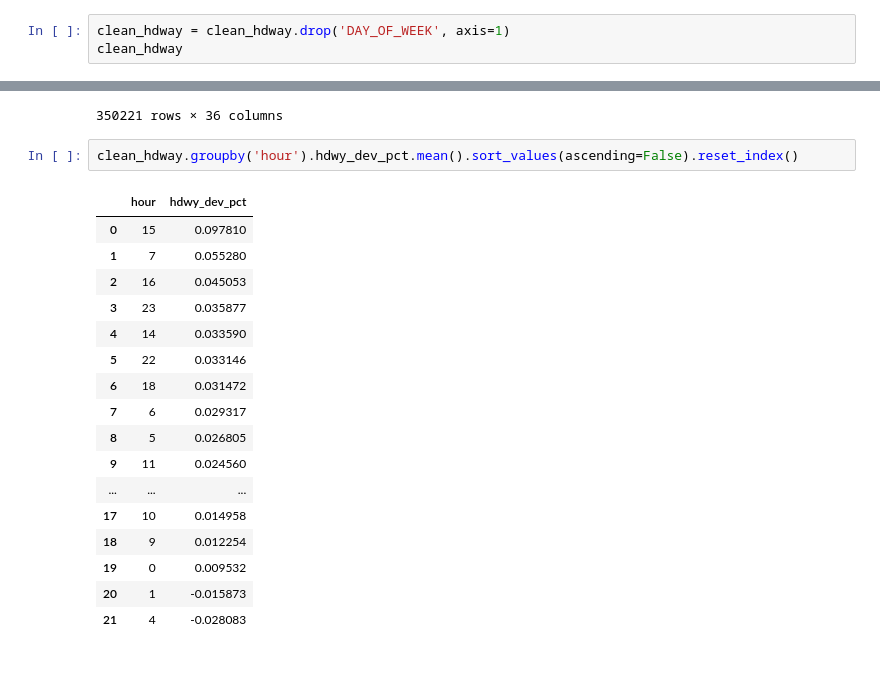
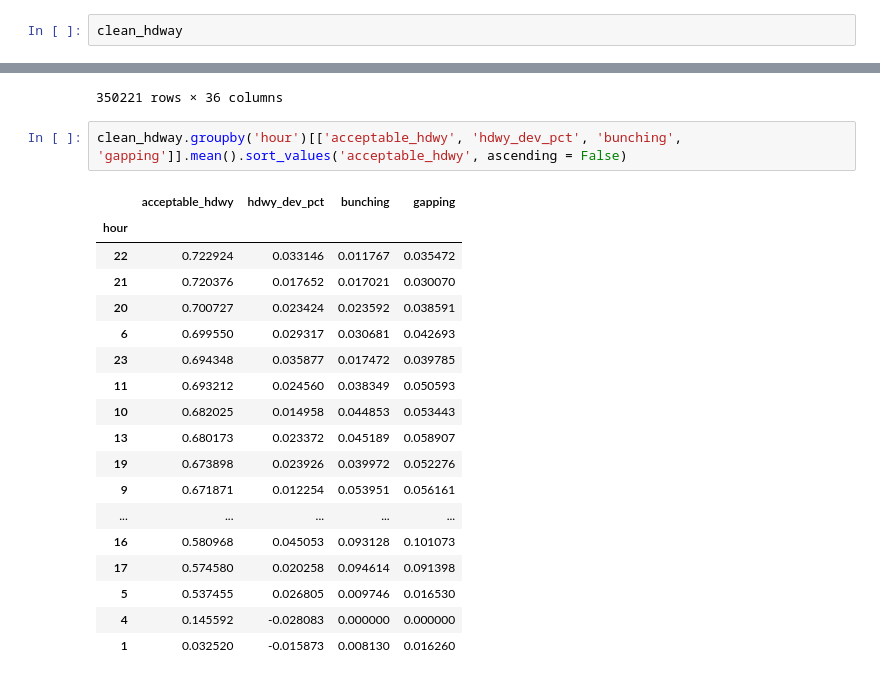
Before and after one commit to NSS-Data-Analytics-Cohort-11/wego-the-great-khans, a Jupyter notebook: notebooks/WeGo exploration.ipynb, the cells around one changed output, grey strips where cells are left out. Cells and saved outputs as stored; diff of their text form.

```diff
--- a/notebooks/WeGo exploration.ipynb
+++ b/notebooks/WeGo exploration.ipynb
@@ -721,7 +592,6 @@ Try using .loc[row_indexer,col_indexer] = value instead
 See the caveats in the documentation: https://pandas.pydata.org/pandas-docs/stable/user_guide/indexing.html#returning-a-view-versus-a-copy
   clean_hdway['day_name'] = clean_hdway['SCHEDULED_TIME'].dt.day_name()
 # %%
-clean_hdway = clean_hdway.drop('DAY_OF_WEEK', axis=1)
 clean_hdway
 # %% [output]
 |  | CALENDAR_ID | SERVICE_ABBR | ADHERENCE_ID | DATE | ROUTE_ABBR | BLOCK_ABBR | OPERATOR | TRIP_ID | ... |
@@ -800,22 +654,23 @@ See the caveats in the documentation: https://pandas.pydata.org/pandas-docs/stab
 | 350328 | 120230930 | 2 | 100406614 | 2023-09-30 | 7 | 702 | 2312 | 353449 | ... |
 350221 rows × 36 columns
 # %%
-clean_hdway.groupby('hour').hdwy_dev_pct.mean().sort_values(ascending=False).reset_index()
+clean_hdway.groupby('hour')[['acceptable_hdwy', 'hdwy_dev_pct', 'bunching', 'gapping']].mean().sort_values('acceptable_hdwy', ascending = False)
 # %% [output]
-|  | hour | hdwy_dev_pct |
-| 0 | 15 | 0.097810 |
-| 1 | 7 | 0.055280 |
-| 2 | 16 | 0.045053 |
-| 3 | 23 | 0.035877 |
-| 4 | 14 | 0.033590 |
-| 5 | 22 | 0.033146 |
-| 6 | 18 | 0.031472 |
-| 7 | 6 | 0.029317 |
-| 8 | 5 | 0.026805 |
-| 9 | 11 | 0.024560 |
-| ... | ... | ... |
-| 17 | 10 | 0.014958 |
-| 18 | 9 | 0.012254 |
-| 19 | 0 | 0.009532 |
-| 20 | 1 | -0.015873 |
-| 21 | 4 | -0.028083 |
+|  | acceptable_hdwy | hdwy_dev_pct | bunching | gapping |
+| hour |  |  |  |  |
+| 22 | 0.722924 | 0.033146 | 0.011767 | 0.035472 |
+| 21 | 0.720376 | 0.017652 | 0.017021 | 0.030070 |
+| 20 | 0.700727 | 0.023424 | 0.023592 | 0.038591 |
+| 6 | 0.699550 | 0.029317 | 0.030681 | 0.042693 |
+| 23 | 0.694348 | 0.035877 | 0.017472 | 0.039785 |
+| 11 | 0.693212 | 0.024560 | 0.038349 | 0.050593 |
+| 10 | 0.682025 | 0.014958 | 0.044853 | 0.053443 |
+| 13 | 0.680173 | 0.023372 | 0.045189 | 0.058907 |
+| 19 | 0.673898 | 0.023926 | 0.039972 | 0.052276 |
+| 9 | 0.671871 | 0.012254 | 0.053951 | 0.056161 |
+| ... | ... | ... | ... | ... |
+| 16 | 0.580968 | 0.045053 | 0.093128 | 0.101073 |
+| 17 | 0.574580 | 0.020258 | 0.094614 | 0.091398 |
+| 5 | 0.537455 | 0.026805 | 0.009746 | 0.016530 |
+| 4 | 0.145592 | -0.028083 | 0.000000 | 0.000000 |
+| 1 | 0.032520 | -0.015873 | 0.008130 | 0.016260 |
```
Also changed, not shown: parts of 53 cells of this notebook, 1 other file.
